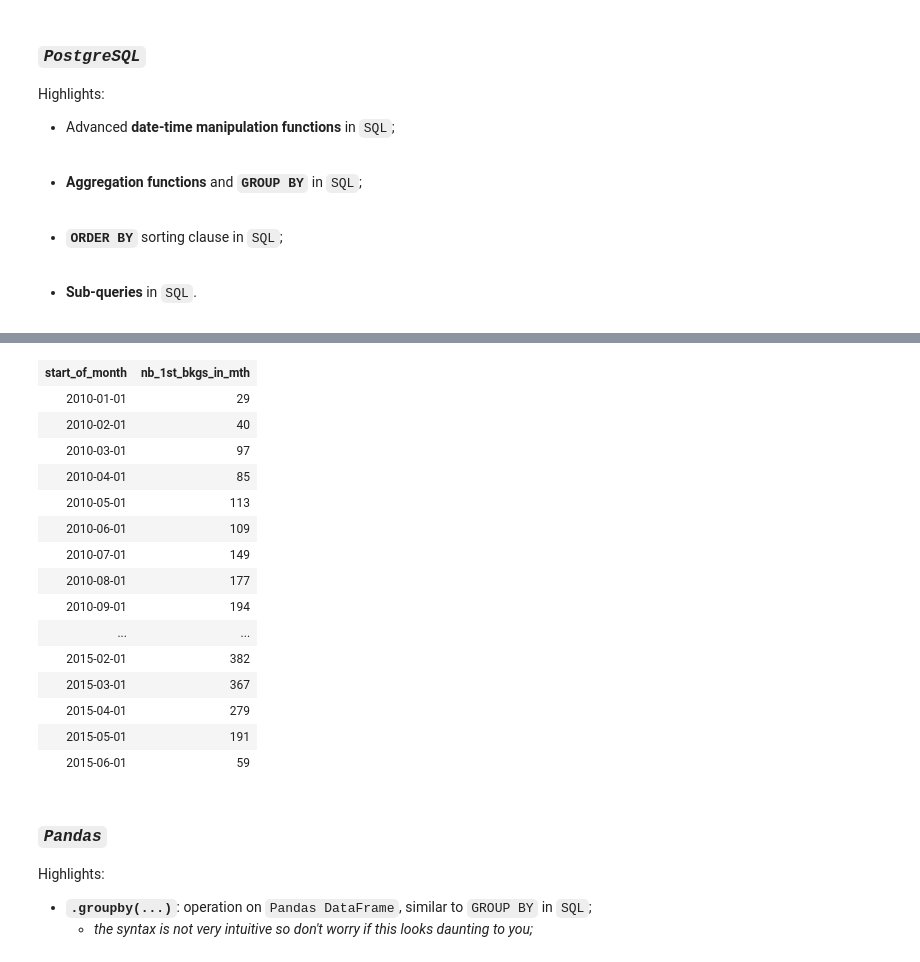
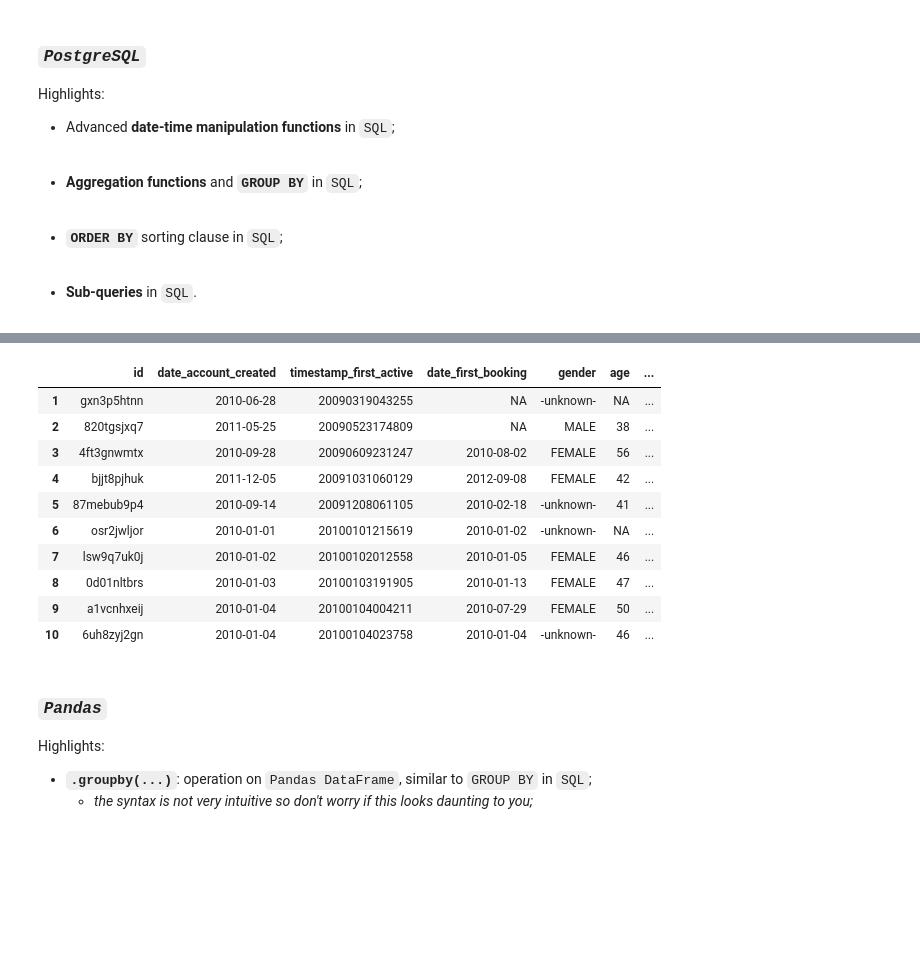
Before and after one commit to ChicagoBoothAnalytics/RelationalData, a Jupyter notebook: Cases/AirBnB Kaggle/R/KaggleAirBnB-RDataFrame-RDataTable-SparkRSQLDataFrame.ipynb, the cells around one changed output, grey strips where cells are left out. Drawn from its saved outputs; the diff is of its cells as text; code cells hidden in the pictures; blank space fills up the shorter version.

```diff
--- a/Cases/Kaggle AirBnB/R/KaggleAirBnB-RDataFrame-RDataTable-SparkRSQLDataFrame.ipynb
+++ b/Cases/AirBnB Kaggle/R/KaggleAirBnB-RDataFrame-RDataTable-SparkRSQLDataFrame.ipynb
@@ -722,3 +712,7 @@ if (LOCAL_DATA_FOLDER_EXISTS) {
 }
 # %% [output]
 Reading 'users___UNOFFICIAL.csv' into SparkR SQL Distributed DataFrame... Spark-CSV not working
+# %%
+u_df <- dbGetQuery(
+    conn=db_connection,
+    statement='SELECT * FROM users')
@@ -3227,46 +3297,18 @@ Loading required package: Matrix
-# %%
-%%sql
-
--- number of first bookings by Month
-DROP TABLE IF EXISTS nb_1st_bkgs_by_mth;
-
-SELECT
-    start_of_month,
-    SUM(nb_1st_bkgs) AS nb_1st_bkgs_in_mth
-INTO
-    TEMP TABLE nb_1st_bkgs_by_mth
-FROM
-    (SELECT
-        CAST(DATE_TRUNC('month', date) AS DATE) AS start_of_month,
-        nb_1st_bkgs
-    FROM
-        nb_1st_bkgs_by_date) sub_query
-GROUP BY
-    start_of_month
-ORDER BY
-    start_of_month;
-
-SELECT
-    *
-FROM
-    nb_1st_bkgs_by_mth
-# %% [output]
-| start_of_month | nb_1st_bkgs_in_mth |
-| 2010-01-01 | 29 |
-| 2010-02-01 | 40 |
-| 2010-03-01 | 97 |
-| 2010-04-01 | 85 |
-| 2010-05-01 | 113 |
-| 2010-06-01 | 109 |
-| 2010-07-01 | 149 |
-| 2010-08-01 | 177 |
-| 2010-09-01 | 194 |
-| ... | ... |
-| 2015-02-01 | 382 |
-| 2015-03-01 | 367 |
-| 2015-04-01 | 279 |
-| 2015-05-01 | 191 |
-| 2015-06-01 | 59 |
+# %%
+#sapply(users_df[, 3:4], class)
+u_df[1:10,]
+# %% [output]
+|  | id | date_account_created | timestamp_first_active | date_first_booking | gender | age | ... |
+| 1 | gxn3p5htnn | 2010-06-28 | 20090319043255 | NA | -unknown- | NA | ... |
+| 2 | 820tgsjxq7 | 2011-05-25 | 20090523174809 | NA | MALE | 38 | ... |
+| 3 | 4ft3gnwmtx | 2010-09-28 | 20090609231247 | 2010-08-02 | FEMALE | 56 | ... |
+| 4 | bjjt8pjhuk | 2011-12-05 | 20091031060129 | 2012-09-08 | FEMALE | 42 | ... |
+| 5 | 87mebub9p4 | 2010-09-14 | 20091208061105 | 2010-02-18 | -unknown- | 41 | ... |
+| 6 | osr2jwljor | 2010-01-01 | 20100101215619 | 2010-01-02 | -unknown- | NA | ... |
+| 7 | lsw9q7uk0j | 2010-01-02 | 20100102012558 | 2010-01-05 | FEMALE | 46 | ... |
+| 8 | 0d01nltbrs | 2010-01-03 | 20100103191905 | 2010-01-13 | FEMALE | 47 | ... |
+| 9 | a1vcnhxeij | 2010-01-04 | 20100104004211 | 2010-07-29 | FEMALE | 50 | ... |
+| 10 | 6uh8zyj2gn | 2010-01-04 | 20100104023758 | 2010-01-04 | -unknown- | 46 | ... |
 # %% [markdown]
 ### ___`Pandas`___
 
```
Also changed, not shown: parts of 42 cells of this notebook, 17 other files.
